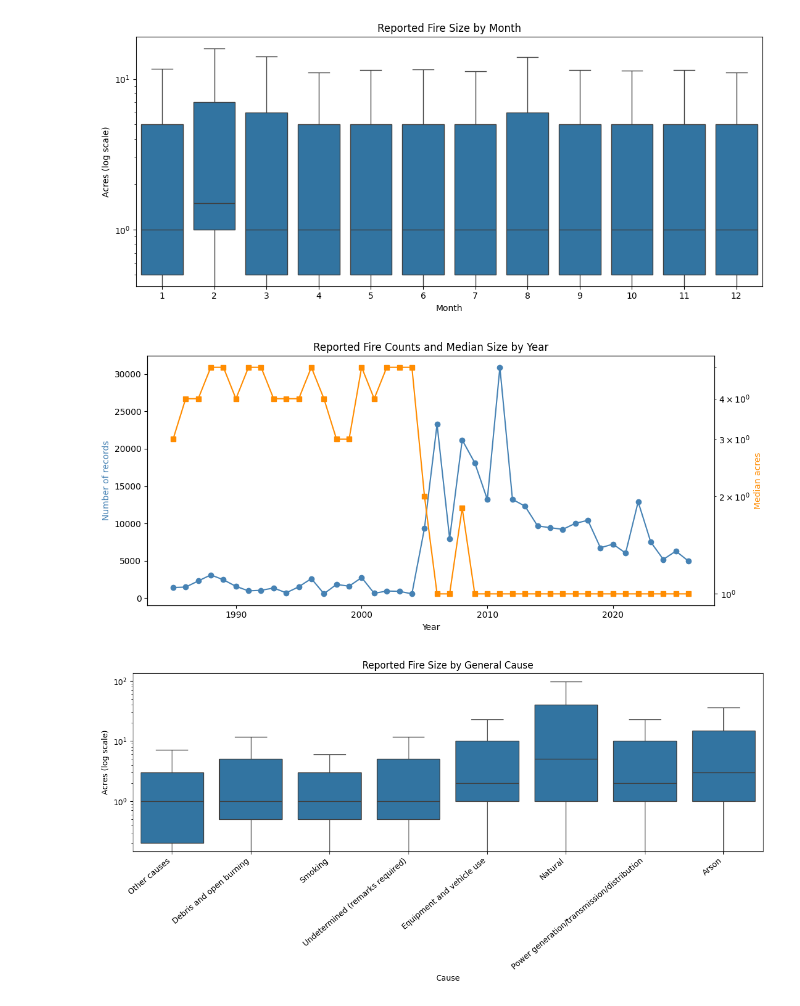
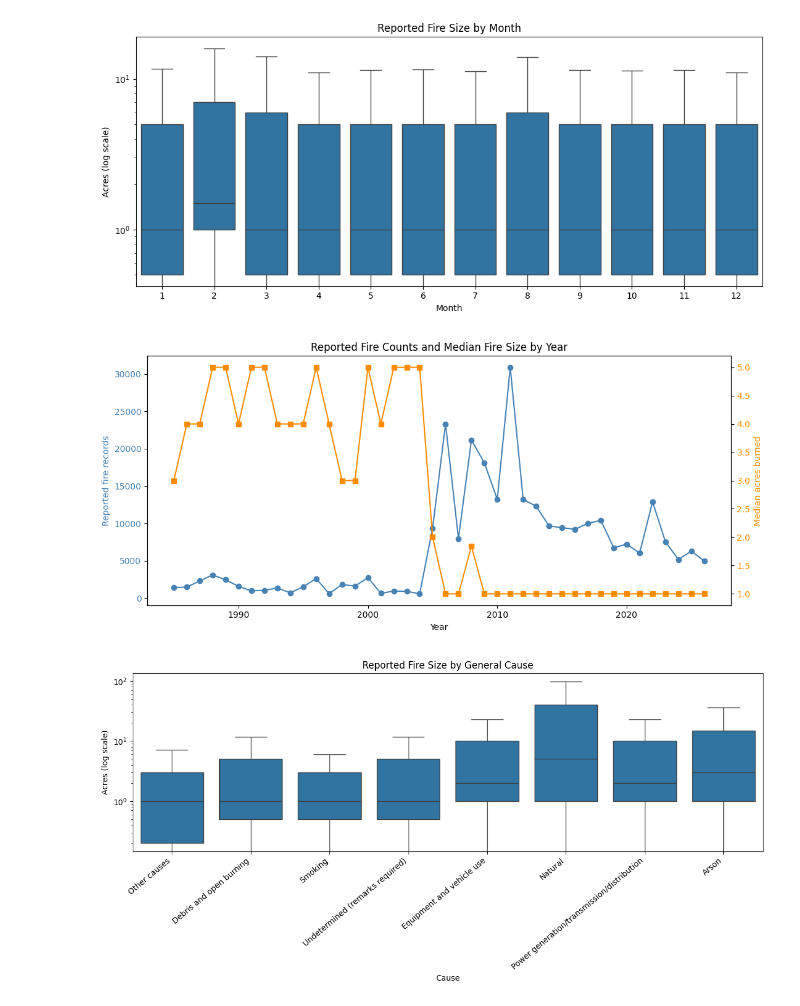
Before and after one commit to HAP-15/Data-Science-Capstone-Project-Wildfire-Prediction, a Jupyter notebook: EDA_work.ipynb, the cells around one changed output. Cells and saved outputs as stored; diff of their text form; code cells hidden in the pictures.

```diff
--- a/EDA_work.ipynb
+++ b/EDA_work.ipynb
@@ -367,23 +353,43 @@ plt.tight_layout()
 plt.show()
 # %% [output]
 [figure]
-# %%
-fig, ax1 = plt.subplots(figsize=(11, 5))
-
-ax1.plot(yearly["year"], yearly["fire_count"], marker="o", color="steelblue")
-ax1.set_xlabel("Year")
-ax1.set_ylabel("Number of records", color="steelblue")
-
-ax2 = ax1.twinx()
-ax2.plot(yearly["year"], yearly["median_acres"], marker="s", color="darkorange")
-ax2.set_ylabel("Median acres", color="darkorange")
-ax2.set_yscale("log")
-
-plt.title("Reported Fire Counts and Median Size by Year")
-fig.tight_layout()
-plt.show()
-# %% [output]
-[figure, removed]
+# %%
+# Ensure dates are parsed
+df["StartDate"] = pd.to_datetime(df["StartDate"], errors="coerce")
+
+# Keep rows with valid dates and nonnegative acreage
+yearly_data = df.dropna(subset=["StartDate", "acres"]).copy()
+yearly_data = yearly_data[yearly_data["acres"] >= 0]
+yearly_data["year"] = yearly_data["StartDate"].dt.year
+
+# Summarize by year
+yearly = (
+    yearly_data.groupby("year")
+    .agg(
+        fire_count=("ID_Incident", "count"),
+        median_acres=("acres", "median")
+    )
+    .reset_index()
+)
+
+# Plot counts and median size on separate axes
+fig, ax1 = plt.subplots(figsize=(11, 5))
+
+ax1.plot(yearly["year"], yearly["fire_count"], marker="o", color="steelblue")
+ax1.set_xlabel("Year")
+ax1.set_ylabel("Reported fire records", color="steelblue")
+ax1.tick_params(axis="y", labelcolor="steelblue")
+
+ax2 = ax1.twinx()
+ax2.plot(yearly["year"], yearly["median_acres"], marker="s", color="darkorange")
+ax2.set_ylabel("Median acres burned", color="darkorange")
+ax2.tick_params(axis="y", labelcolor="darkorange")
+
+plt.title("Reported Fire Counts and Median Fire Size by Year")
+fig.tight_layout()
+plt.show()
+# %% [output]
+[figure, added]
 # %%
 top_causes = df["CauseGeneral"].value_counts().head(8).index
 cause_data = df[df["CauseGeneral"].isin(top_causes)].copy()
```
Also changed, not shown: parts of 25 cells of this notebook.
